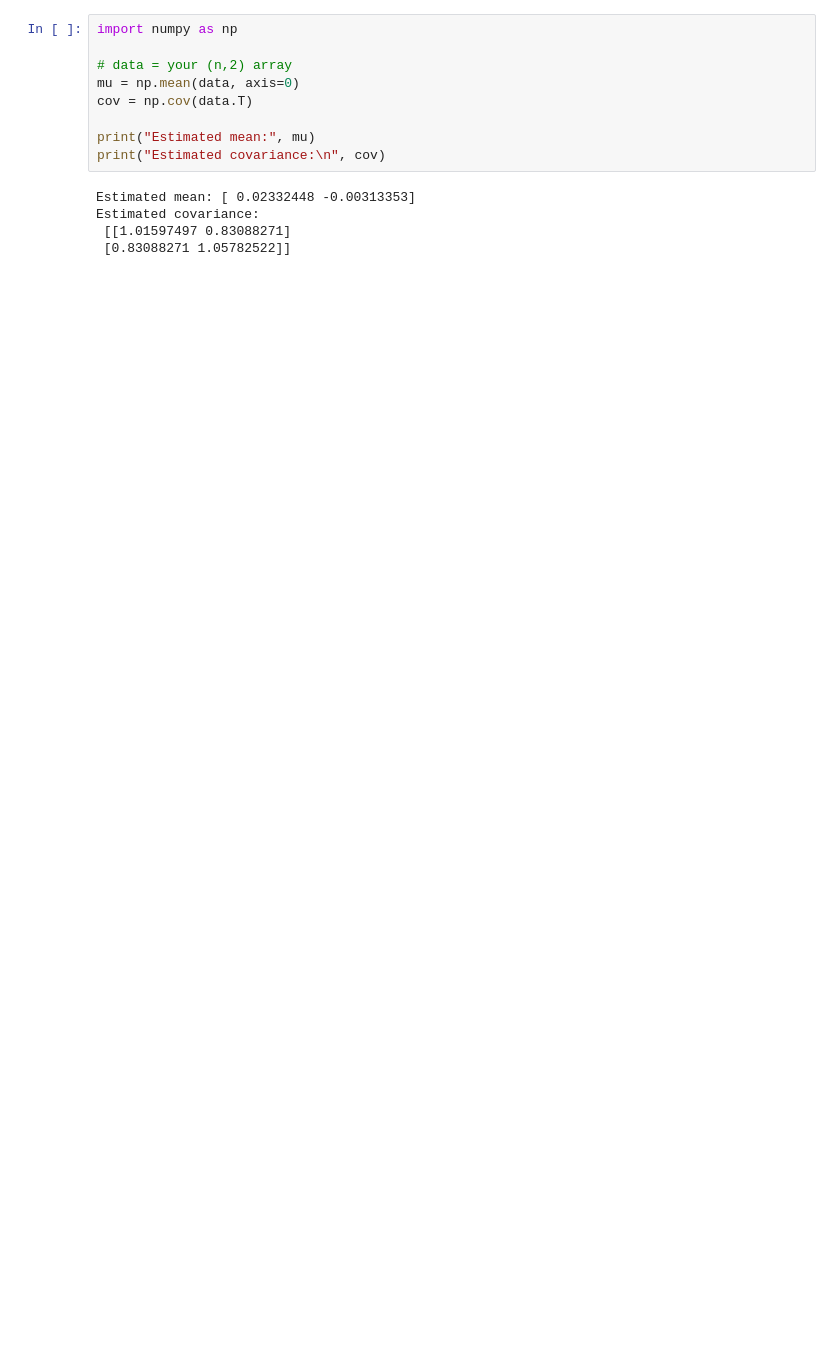
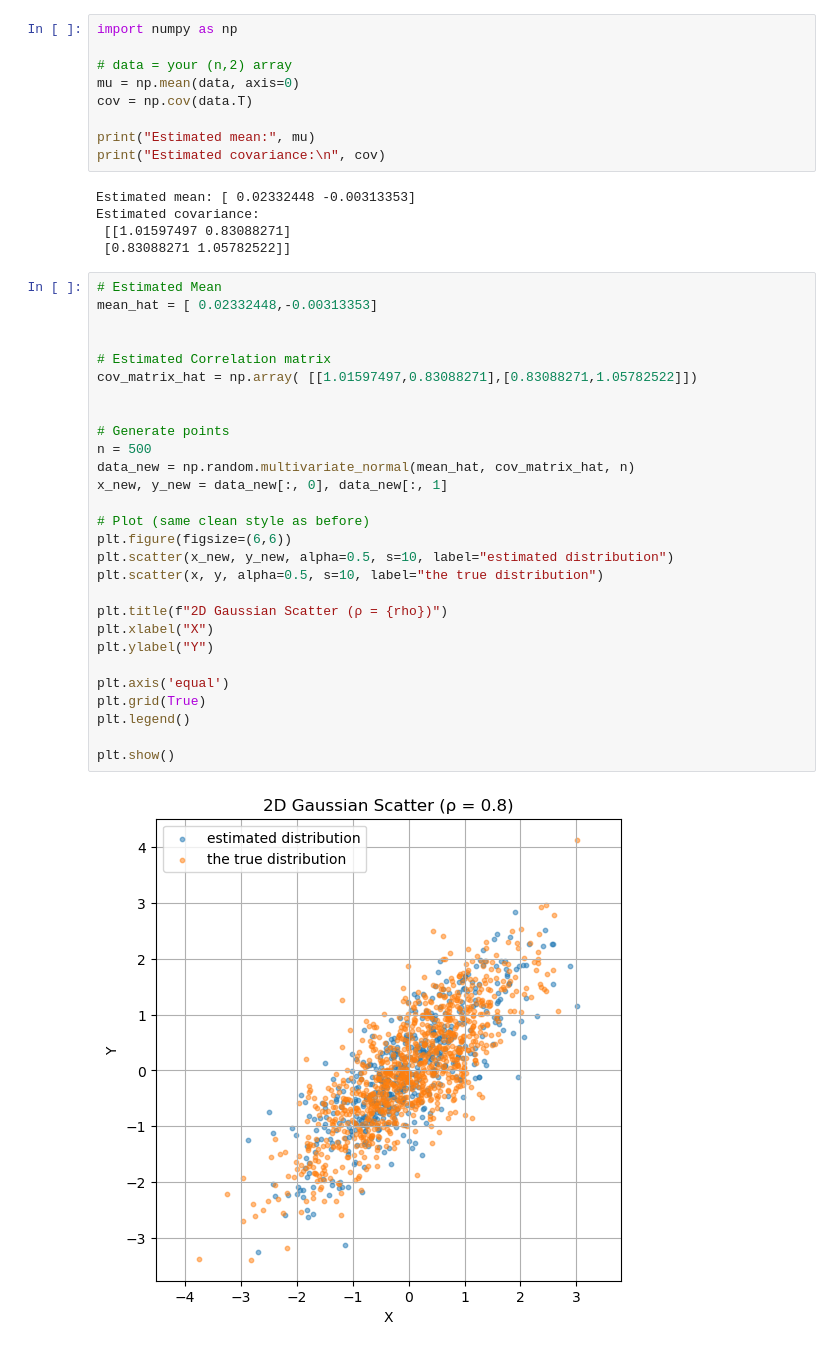
Before and after one commit to ismail-kaizoko/GenAI-101, a Jupyter notebook: introduction.ipynb, the cells around one changed output. Saved outputs shown, nothing was run; the diff lists cells and outputs as text; blank space fills up the shorter version.

```diff
--- a/introduction.ipynb
+++ b/introduction.ipynb
@@ -96,3 +122,33 @@ Estimated mean: [ 0.02332448 -0.00313353]
 Estimated covariance:
  [[1.01597497 0.83088271]
  [0.83088271 1.05782522]]
+# %%
+# Estimated Mean
+mean_hat = [ 0.02332448,-0.00313353]
+
+
+# Estimated Correlation matrix
+cov_matrix_hat = np.array( [[1.01597497,0.83088271],[0.83088271,1.05782522]])
+
+
+# Generate points
+n = 500
+data_new = np.random.multivariate_normal(mean_hat, cov_matrix_hat, n)
+x_new, y_new = data_new[:, 0], data_new[:, 1]
+
+# Plot (same clean style as before)
+plt.figure(figsize=(6,6))
+plt.scatter(x_new, y_new, alpha=0.5, s=10, label="estimated distribution")
+plt.scatter(x, y, alpha=0.5, s=10, label="the true distribution")
+
+plt.title(f"2D Gaussian Scatter (ρ = {rho})")
+plt.xlabel("X")
+plt.ylabel("Y")
+
+plt.axis('equal')
+plt.grid(True)
+plt.legend()
+
+plt.show()
+# %% [output]
+[figure, added]
```
Also changed, not shown: parts of 9 cells of this notebook.
